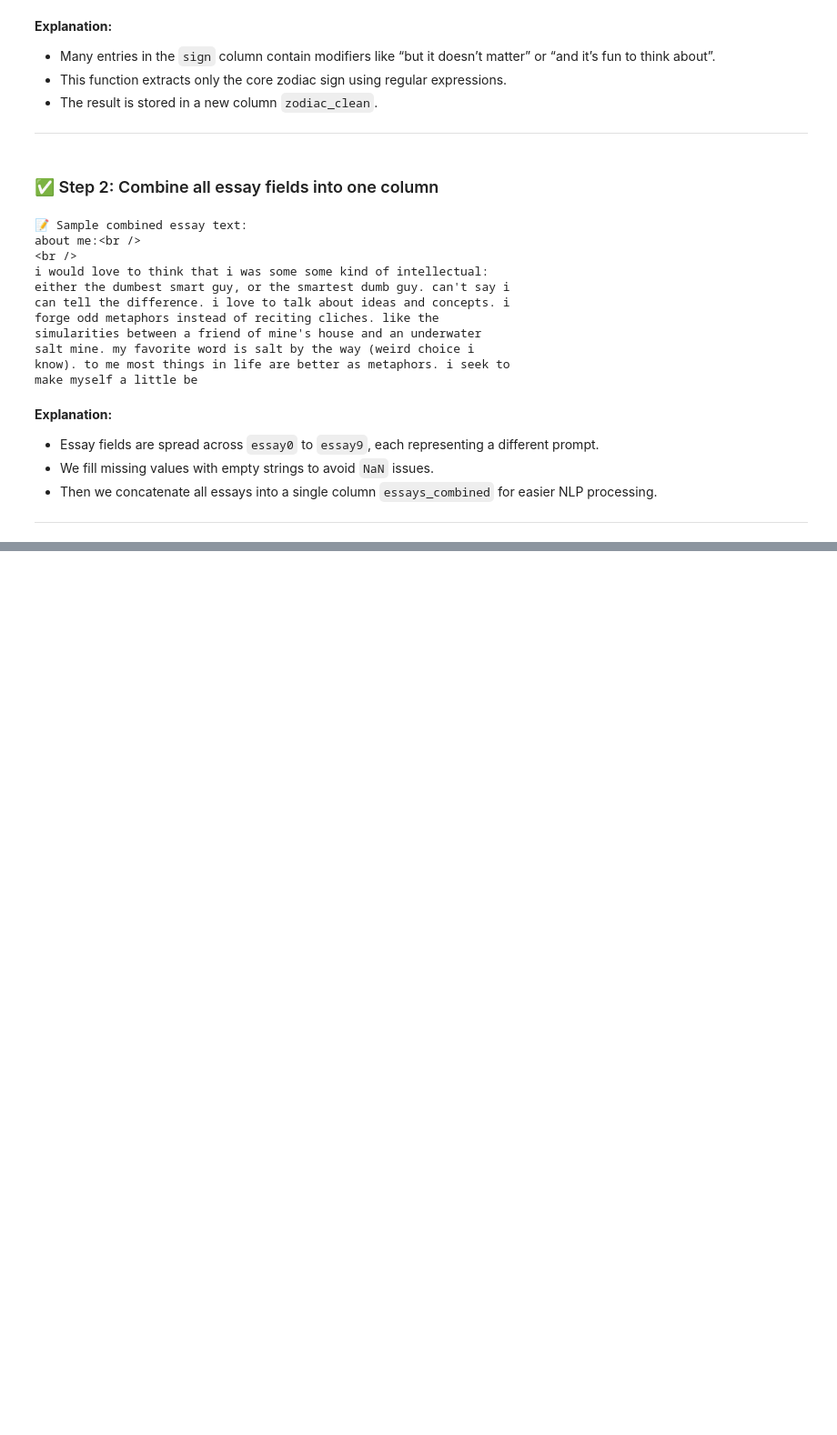
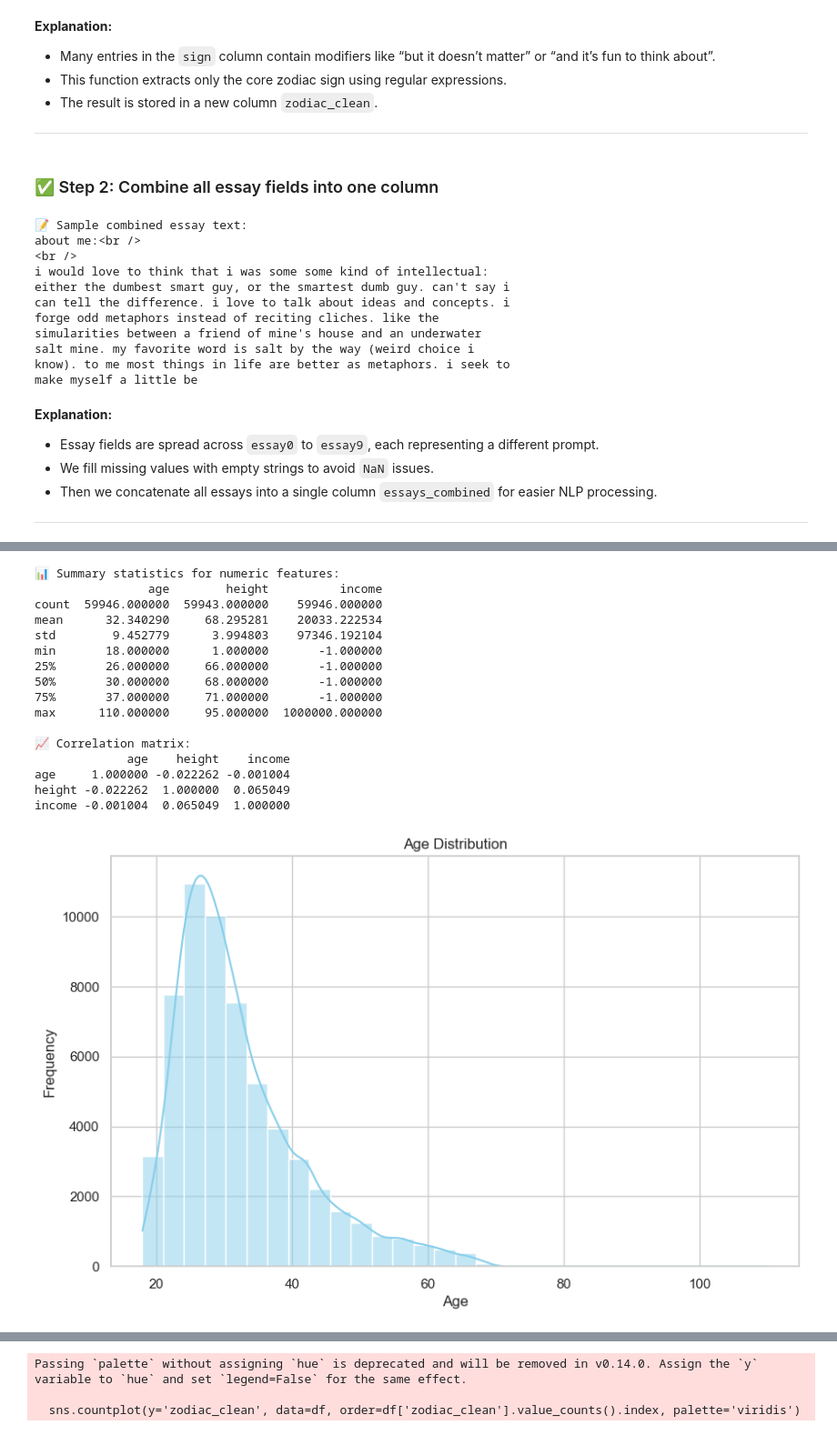
Before and after one commit to gabrielarcangelbol/OKCupid-Date-A-Scientist-Starter, a Jupyter notebook: date-a-scientist.ipynb, the cells around one changed output, grey strips where cells are left out. Shown at 91% size. Cells and saved outputs as stored; diff of their text form; code cells hidden in the pictures; blank space fills up the shorter version.

Commit message:
Perform EDA: summary stats, visualizations, essay text analysis, and sentiment scoring

```diff
--- a/date-a-scientist.ipynb
+++ b/date-a-scientist.ipynb
@@ -524,0 +560,65 @@ make myself a little be
+# %%
+import matplotlib.pyplot as plt
+import seaborn as sns
+
+# Set plot style
+sns.set(style="whitegrid")
+plt.rcParams["figure.figsize"] = (10, 6)
+
+# 📈 Descriptive statistics for numeric columns
+print("📊 Summary statistics for numeric features:")
+print(df[['age', 'height', 'income']].describe())
+
+# 🔍 Correlation matrix
+print("\n📈 Correlation matrix:")
+print(df[['age', 'height', 'income']].corr())
+
+# 📊 Histogram of age
+sns.histplot(df['age'], bins=30, kde=True, color='skyblue')
+plt.title("Age Distribution")
+plt.xlabel("Age")
+plt.ylabel("Frequency")
+plt.show()
+
+# 📦 Boxplot of height
+sns.boxplot(x=df['height'], color='lightgreen')
+plt.title("Height Distribution")
+plt.xlabel("Height (inches)")
+plt.show()
+
+# 💰 Income distribution (filtered to exclude extreme values)
+sns.histplot(df[df['income'] < 200000]['income'], bins=50, color='salmon')
+plt.title("Income Distribution (Under $200k)")
+plt.xlabel("Income")
+plt.ylabel("Frequency")
+plt.show()
+
+# 🧪 Countplot of zodiac signs
+sns.countplot(y='zodiac_clean', data=df, order=df['zodiac_clean'].value_counts().index, palette='viridis')
+plt.title("Zodiac Sign Frequency")
+plt.xlabel("Count")
+plt.ylabel("Zodiac Sign")
+plt.show()
+
+# 🔥 Heatmap of correlations
+sns.heatmap(df[['age', 'height', 'income']].corr(), annot=True, cmap='coolwarm')
+plt.title("Correlation Heatmap")
+plt.show()
+# %% [output]
+📊 Summary statistics for numeric features:
+                age        height          income
+count  59946.000000  59943.000000    59946.000000
+mean      32.340290     68.295281    20033.222534
+std        9.452779      3.994803    97346.192104
+min       18.000000      1.000000       -1.000000
+25%       26.000000     66.000000       -1.000000
+50%       30.000000     68.000000       -1.000000
+75%       37.000000     71.000000       -1.000000
+max      110.000000     95.000000  1000000.000000
+
+📈 Correlation matrix:
+             age    height    income
+age     1.000000 -0.022262 -0.001004
+height -0.022262  1.000000  0.065049
+income -0.001004  0.065049  1.000000
+[figure, added]
@@ -524,0 +627,3 @@ make myself a little be
+Passing `palette` without assigning `hue` is deprecated and will be removed in v0.14.0. Assign the `y` variable to `hue` and set `legend=False` for the same effect.
+
+  sns.countplot(y='zodiac_clean', data=df, order=df['zodiac_clean'].value_counts().index, palette='viridis')
```
Also changed, not shown: parts of 6 cells of this notebook.
